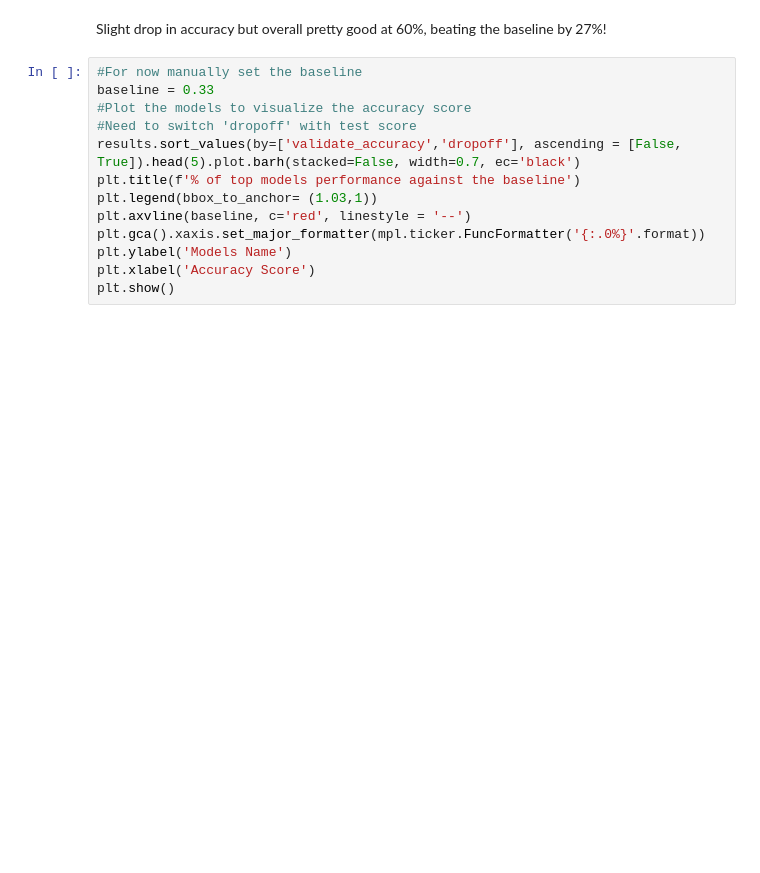
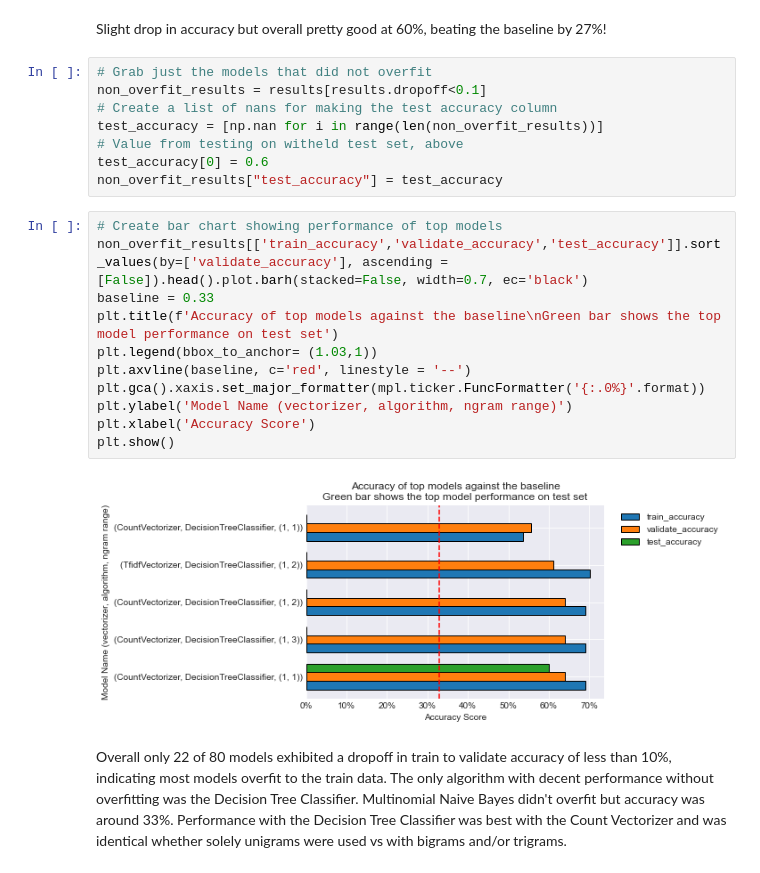
Before and after one commit to brandyn-oliver-jesse-nlp/github-readme-languages, a Jupyter notebook: final_notebook.ipynb, the cells around one changed output. Saved outputs shown, nothing was run; the diff lists cells and outputs as text; blank space fills up the shorter version.

Commit message:
Update modeling

```diff
--- a/final_notebook.ipynb
+++ b/final_notebook.ipynb
@@ -284,15 +293,25 @@ pd.DataFrame(validate_class_report)
 # %% [markdown]
 Slight drop in accuracy but overall pretty good at 60%, beating the baseline by 27%!
-# %%
-#For now manually set the baseline
-baseline = 0.33
-#Plot the models to visualize the accuracy score
-#Need to switch 'dropoff' with test score
-results.sort_values(by=['validate_accuracy','dropoff'], ascending = [False, True]).head(5).plot.barh(stacked=False, width=0.7, ec='black')
-plt.title(f'% of top models performance against the baseline')
-plt.legend(bbox_to_anchor= (1.03,1))
-plt.axvline(baseline, c='red', linestyle = '--')
-plt.gca().xaxis.set_major_formatter(mpl.ticker.FuncFormatter('{:.0%}'.format))
-plt.ylabel('Models Name')
-plt.xlabel('Accuracy Score')
-plt.show()
+# %%
+# Grab just the models that did not overfit
+non_overfit_results = results[results.dropoff<0.1]
+# Create a list of nans for making the test accuracy column
+test_accuracy = [np.nan for i in range(len(non_overfit_results))]
+# Value from testing on witheld test set, above
+test_accuracy[0] = 0.6
+non_overfit_results["test_accuracy"] = test_accuracy
+# %%
+# Create bar chart showing performance of top models
+non_overfit_results[['train_accuracy','validate_accuracy','test_accuracy']].sort_values(by=['validate_accuracy'], ascending = [False]).head().plot.barh(stacked=False, width=0.7, ec='black')
+baseline = 0.33
+plt.title(f'Accuracy of top models against the baseline\nGreen bar shows the top model performance on test set')
+plt.legend(bbox_to_anchor= (1.03,1))
+plt.axvline(baseline, c='red', linestyle = '--')
+plt.gca().xaxis.set_major_formatter(mpl.ticker.FuncFormatter('{:.0%}'.format))
+plt.ylabel('Model Name (vectorizer, algorithm, ngram range)')
+plt.xlabel('Accuracy Score')
+plt.show()
+# %% [output]
+[figure, added]
+# %% [markdown]
+Overall only 22 of 80 models exhibited a dropoff in train to validate accuracy of less than 10%, indicating most models overfit to the train data. The only algorithm with decent performance without overfitting was the Decision Tree Classifier. Multinomial Naive Bayes didn't overfit but accuracy was around 33%. Performance with the Decision Tree Classifier was best with the Count Vectorizer and was identical whether solely unigrams were used vs with bigrams and/or trigrams.
```
Also changed, not shown: parts of 4 cells of this notebook.
